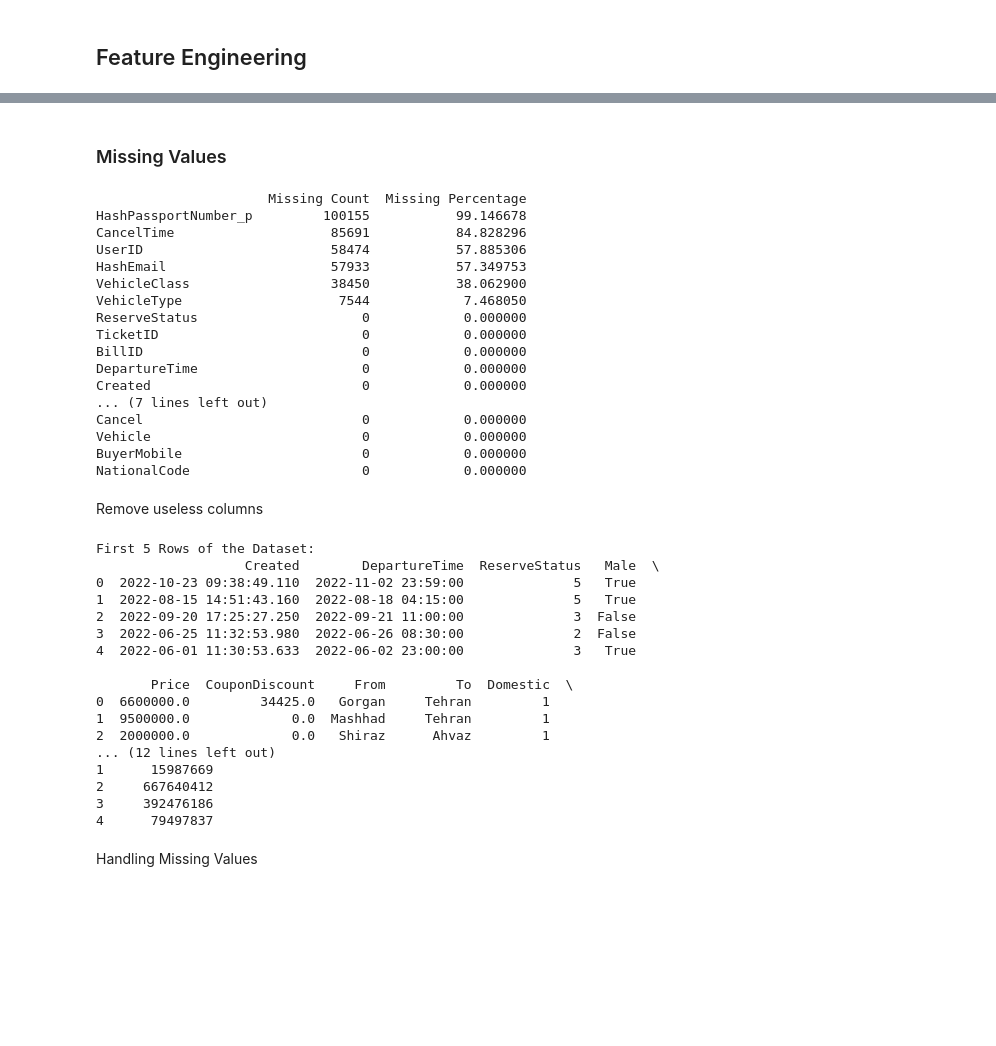
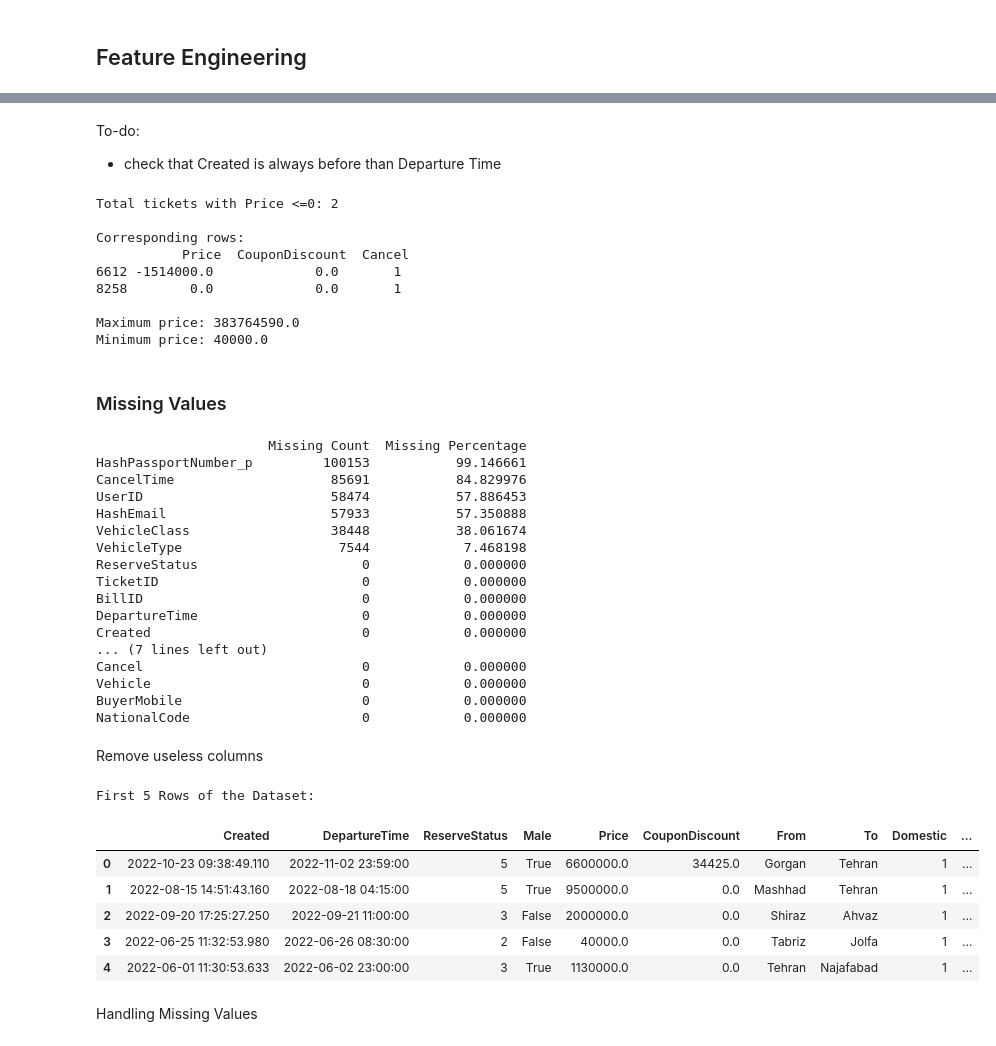
Before and after one commit to silviacalabretta/statistical-methods-project, a Jupyter notebook: notebooks/01_data_exploration.ipynb, the cells around one changed output, grey strips where cells are left out. Saved outputs shown, nothing was run; the diff lists cells and outputs as text; code cells hidden in the pictures; blank space fills up the shorter version.

```diff
--- a/notebooks/01_data_exploration.ipynb
+++ b/notebooks/01_data_exploration.ipynb
@@ -432,3 +434,26 @@ First 5 Rows of the Dataset:
+# %% [markdown]
+To-do:
+- check that Created is always before than Departure Time
+# %%
+#Price
+zero_price_count = (data['Price'] <= 0).sum()
+print(f"Total tickets with Price <=0: {zero_price_count}")
+print("\nCorresponding rows:\n", data[data['Price'] <= 0][['Price', 'CouponDiscount', 'Cancel']])
+
+#dropping those values as they are outliers (all others have price equal or higher than 40000 rials)
+data = data[data['Price'] > 0]
+print("\nMaximum price:", data['Price'].max())
+print("Minimum price:", data['Price'].min())
+# %% [output]
+Total tickets with Price <=0: 2
+
+Corresponding rows:
+           Price  CouponDiscount  Cancel
+6612 -1514000.0             0.0       1
+8258        0.0             0.0       1
+
+Maximum price: 383764590.0
+Minimum price: 40000.0
 # %% [markdown]
 ### Missing Values
 # %%
@@ -440,12 +465,12 @@ missing_info = pd.DataFrame({
 print(missing_info.sort_values(by='Missing Percentage', ascending=False))
 # %% [output]
                       Missing Count  Missing Percentage
-HashPassportNumber_p         100155           99.146678
-CancelTime                    85691           84.828296
-UserID                        58474           57.885306
-HashEmail                     57933           57.349753
-VehicleClass                  38450           38.062900
-VehicleType                    7544            7.468050
+HashPassportNumber_p         100153           99.146661
+CancelTime                    85691           84.829976
+UserID                        58474           57.886453
+HashEmail                     57933           57.350888
+VehicleClass                  38448           38.061674
+VehicleType                    7544            7.468198
 ReserveStatus                     0            0.000000
 TicketID                          0            0.000000
 BillID                            0            0.000000
@@ -461,27 +486,17 @@ Remove useless columns
 # %%
 #remove HashPassportNumber_p, UserID, HashEmail, BillID, BuyerMobile,TicketID, CancelTime columns
 data = data.drop(columns=['HashPassportNumber_p', 'UserID', 'HashEmail', 'BillID', 'BuyerMobile', 'TicketID', 'CancelTime'])
 
 print("\nFirst 5 Rows of the Dataset:")
-print(data.head())
+data.head()
 # %% [output]
 First 5 Rows of the Dataset:
-                   Created        DepartureTime  ReserveStatus   Male  \
-0  2022-10-23 09:38:49.110  2022-11-02 23:59:00              5   True
-1  2022-08-15 14:51:43.160  2022-08-18 04:15:00              5   True
-2  2022-09-20 17:25:27.250  2022-09-21 11:00:00              3  False
-3  2022-06-25 11:32:53.980  2022-06-26 08:30:00              2  False
-4  2022-06-01 11:30:53.633  2022-06-02 23:00:00              3   True
-
-       Price  CouponDiscount     From         To  Domestic  \
-0  6600000.0         34425.0   Gorgan     Tehran         1
-1  9500000.0             0.0  Mashhad     Tehran         1
-2  2000000.0             0.0   Shiraz      Ahvaz         1
-... (12 lines left out)
-1      15987669
-2     667640412
-3     392476186
-4      79497837
+|  | Created | DepartureTime | ReserveStatus | Male | Price | CouponDiscount | From | To | Domestic | ... |
+| 0 | 2022-10-23 09:38:49.110 | 2022-11-02 23:59:00 | 5 | True | 6600000.0 | 34425.0 | Gorgan | Tehran | 1 | ... |
+| 1 | 2022-08-15 14:51:43.160 | 2022-08-18 04:15:00 | 5 | True | 9500000.0 | 0.0 | Mashhad | Tehran | 1 | ... |
+| 2 | 2022-09-20 17:25:27.250 | 2022-09-21 11:00:00 | 3 | False | 2000000.0 | 0.0 | Shiraz | Ahvaz | 1 | ... |
+| 3 | 2022-06-25 11:32:53.980 | 2022-06-26 08:30:00 | 2 | False | 40000.0 | 0.0 | Tabriz | Jolfa | 1 | ... |
+| 4 | 2022-06-01 11:30:53.633 | 2022-06-02 23:00:00 | 3 | True | 1130000.0 | 0.0 | Tehran | Najafabad | 1 | ... |
 # %% [markdown]
 Handling Missing Values
 # %%
```
Also changed, not shown: parts of 6 cells of this notebook.
